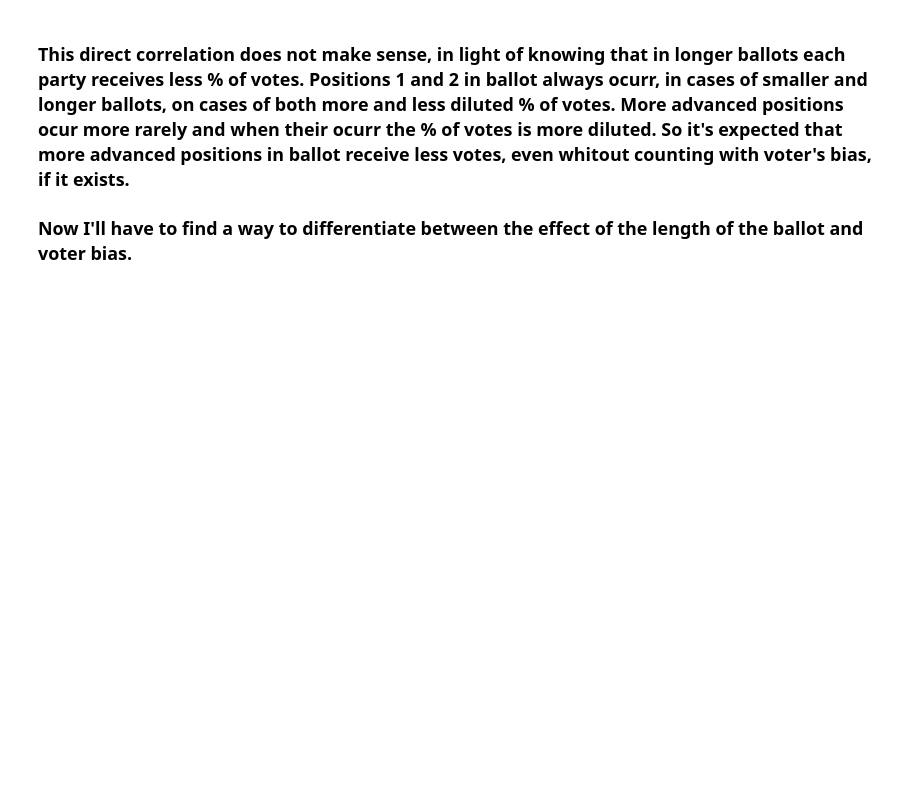
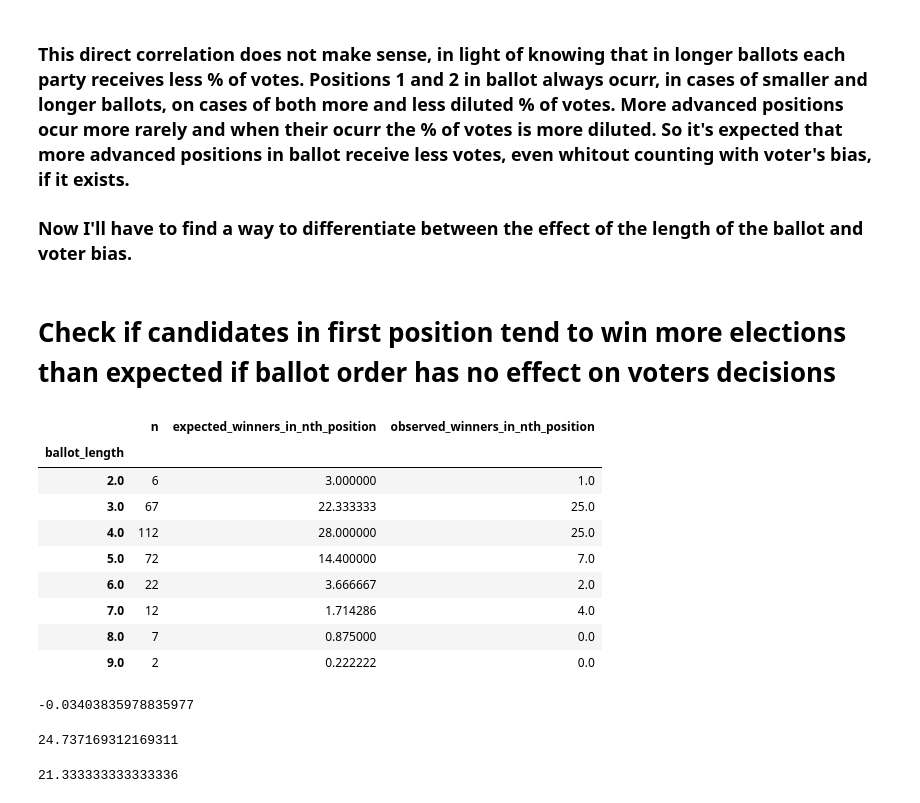
Before and after one commit to LLCampos/portugal-local-elections, a Jupyter notebook: effect_of_ballot_order_on_votes.ipynb, the cells around one changed output. Saved outputs shown, nothing was run; the diff lists cells and outputs as text; code cells hidden in the pictures; blank space fills up the shorter version.

Commit message:
Continue work on effect of ballot order on election results

```diff
--- a/effect_of_ballot_order_on_votes.ipynb
+++ b/effect_of_ballot_order_on_votes.ipynb
@@ -15,7 +16,7 @@ plt.rc('xtick', labelsize=13)
 plt.rc('ytick', labelsize=13)
 mpl.rcParams['axes.titlesize'] = 24
 # %%
-election_results = pd.read_csv('data/processed_data/elections_camaras_municipais_portugal.csv', index_col='INE_ID')
+election_results = pd.read_csv('data/processed_data/elections_camaras_municipais_portugal.csv')
 # %%
 # Get only relevant rows
 data_on_ballot_order = election_results[
@@ -24,0 +38,10 @@ data_on_ballot_order = election_results[
+# %%
+# Add column indicating if candidate is winner
+winners_indexes = []
+for concelho in data_on_ballot_order.concelho.unique():
+    # Index of the candidate with most votes of this concelho
+    index_winner = data_on_ballot_order[data_on_ballot_order.concelho == concelho].votes.argmax()
+    winners_indexes.append(index_winner)
+
+
+data_on_ballot_order['winner'] = data_on_ballot_order.apply(lambda candidate: candidate.name in winners_indexes, 1)
@@ -77,3 +94,70 @@ p-value: 0.00178997650752
 ### This direct correlation does not make sense, in light of knowing that in longer ballots each party receives less % of votes. Positions 1 and 2 in ballot always ocurr, in cases of smaller and longer ballots, on cases of both more and less diluted % of votes. More advanced positions ocur more rarely and when their ocurr the % of votes is more diluted. So it's expected that more advanced positions in ballot receive less votes, even whitout counting with voter's bias, if it exists.
 
 ### Now I'll have to find a way to differentiate between the effect of the length of the ballot and voter bias.
+# %% [markdown]
+# Check if candidates in first position tend to win more elections than expected if ballot order has no effect on voters decisions
+# %%
+def expected_observed_winners_nth_position(nth_position):
+
+    counts_observed_winners_nth_positions = data_on_ballot_order[
+        data_on_ballot_order.winner &
+        (data_on_ballot_order.position_ballot == nth_position) &
+        (data_on_ballot_order.ballot_length >= nth_position)
+    ].ballot_length.value_counts()
+
+    counts_observed_winners_nth_positions.name = 'observed_winners_in_nth_position'
+
+    counts_ballot_length = data_on_ballot_order[data_on_ballot_order.ballot_length >= nth_position][['concelho', 'ballot_length']].drop_duplicates().ballot_length.value_counts()
+
+    expected_observed_winners_nth_position_df = DataFrame()
+
+    expected_observed_winners_nth_position_df['ballot_length'] = counts_ballot_length.index.sort_values()
+    expected_observed_winners_nth_position_df.set_index(['ballot_length'], inplace=True)
+
+    expected_observed_winners_nth_position_df['n'] = counts_ballot_length.sort_index().values
+    expected_observed_winners_nth_position_df['expected_winners_in_nth_position'] = expected_observed_winners_nth_position_df['n'] / expected_observed_winners_nth_position_df.index
+    expected_observed_winners_nth_position_df = expected_observed_winners_nth_position_df.join(counts_observed_winners_nth_positions)
+
+    # If there were no winners in the nth position when there was a ballot length, use 0 instead of NA.
+    expected_observed_winners_nth_position_df.observed_winners_in_nth_position = expected_observed_winners_nth_position_df.observed_winners_in_nth_position.fillna(0)
+
+    return expected_observed_winners_nth_position_df
+# %%
+expected_observed_winners_nth_position(1)
+# %% [output]
+|  | n | expected_winners_in_nth_position | observed_winners_in_nth_position |
+| ballot_length |  |  |  |
+| 2.0 | 6 | 3.000000 | 1.0 |
+| 3.0 | 67 | 22.333333 | 25.0 |
+| 4.0 | 112 | 28.000000 | 25.0 |
+| 5.0 | 72 | 14.400000 | 7.0 |
+| 6.0 | 22 | 3.666667 | 2.0 |
+| 7.0 | 12 | 1.714286 | 4.0 |
+| 8.0 | 7 | 0.875000 | 0.0 |
+| 9.0 | 2 | 0.222222 | 0.0 |
+# %%
+"""Using model presented in "Meredith, M. & Salant, Y. Polit Behav (2013) 35: 175. doi:10.1007/s11109-011-9189-2"
+in section 'Results: Winning Elections and the Effect of Ballot Position'"""
+
+# Null Hypothesis: Position in ballot has no effect in voters decisions
+
+candidates_1st_position = data_on_ballot_order[data_on_ballot_order.position_ballot == 1]
+assert len(candidates_1st_position) == 300
+
+# This is the number of elections being studied
+t = len(candidates_1st_position)
+
+# How likely are the candidates in 1st position expected to win the election compared with what is expected if null hypothesis is true
+candidates_1st_position.apply(lambda candidate_1st_position: (1 if candidate_1st_position.winner else 0) - (1/candidate_1st_position.ballot_length) , 1).sum() / t
+# %% [output]
+-0.03403835978835977
+# %%
+# Percentage of times candidates listed first in the ballot are expected to win absent ballot order effects.
+(candidates_1st_position.apply(lambda candidate_1st_position: 1 / candidate_1st_position.ballot_length, 1).sum() / t) * 100
+# %% [output]
+24.737169312169311
+# %%
+# Percentage of times candidates listed first in the ballot are observed to win
+(candidates_1st_position.apply(lambda candidate_1st_position: (1 if candidate_1st_position.winner else 0), 1).sum() / float(t)) * 100
+# %% [output]
+21.333333333333336
```
Also changed, not shown: parts of 7 cells of this notebook.
